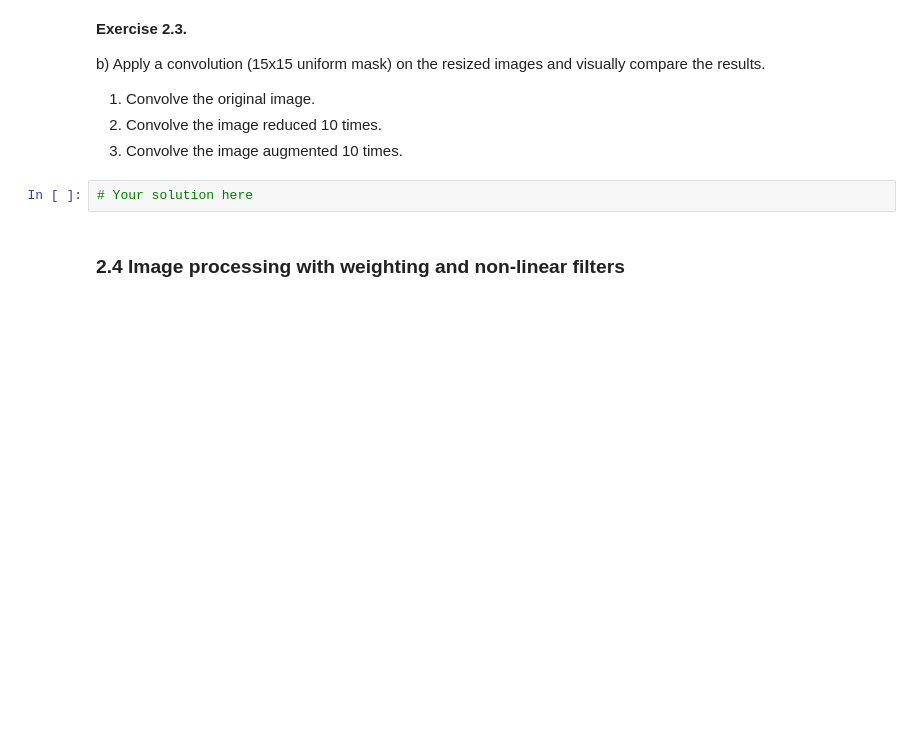
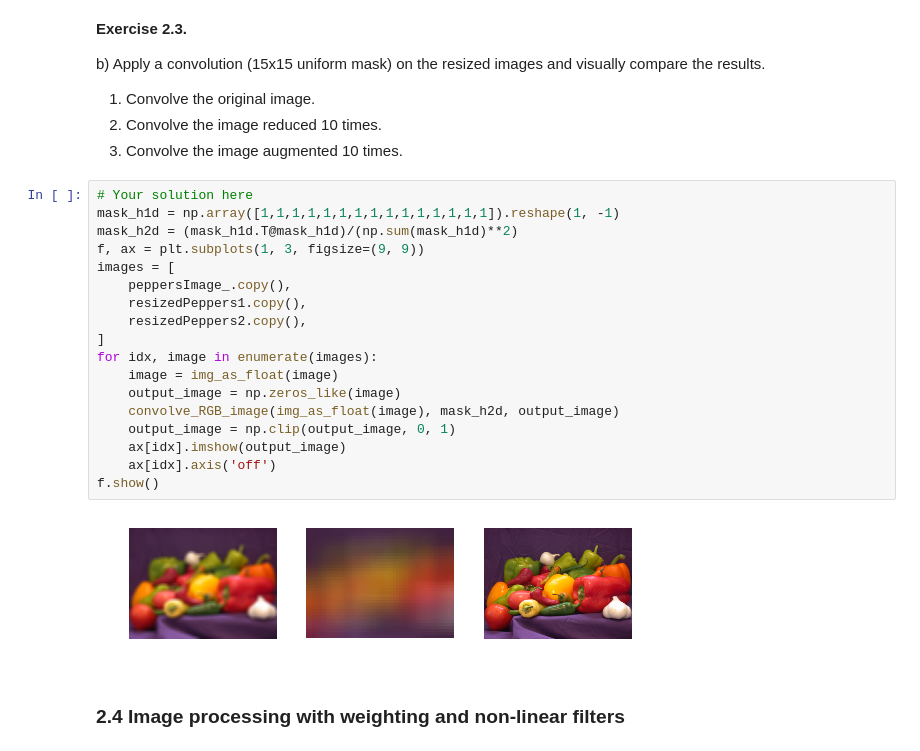
Before and after one commit to UPC-MAI-GitHub/MAI-CV, a Jupyter notebook: P2_filtering_and_edge_detection/CV1920-p2.ipynb, the cells around one changed output. Drawn from its saved outputs; the diff is of its cells as text; blank space fills up the shorter version.

```diff
--- a/P2_filtering_and_edge_detection/CV1920-p2.ipynb
+++ b/P2_filtering_and_edge_detection/CV1920-p2.ipynb
@@ -274,8 +274,26 @@ b) Apply a convolution (15x15 uniform mask) on the resized images and visually c
 1. Convolve the original image.
 2. Convolve the image reduced 10 times.
 3. Convolve the image augmented 10 times.
-# %%
-# Your solution here
+# %%
+# Your solution here
+mask_h1d = np.array([1,1,1,1,1,1,1,1,1,1,1,1,1,1,1]).reshape(1, -1)
+mask_h2d = (mask_h1d.T@mask_h1d)/(np.sum(mask_h1d)**2)
+f, ax = plt.subplots(1, 3, figsize=(9, 9))
+images = [
+    peppersImage_.copy(),
+    resizedPeppers1.copy(),
+    resizedPeppers2.copy(),
+]
+for idx, image in enumerate(images):
+    image = img_as_float(image)
+    output_image = np.zeros_like(image)
+    convolve_RGB_image(img_as_float(image), mask_h2d, output_image)
+    output_image = np.clip(output_image, 0, 1)
+    ax[idx].imshow(output_image)
+    ax[idx].axis('off')
+f.show()
+# %% [output]
+[figure, added]
 # %% [markdown]
 ### 2.4 Image processing with weighting and non-linear filters
 # %% [markdown]
```
Also changed, not shown: parts of 4 cells of this notebook.
